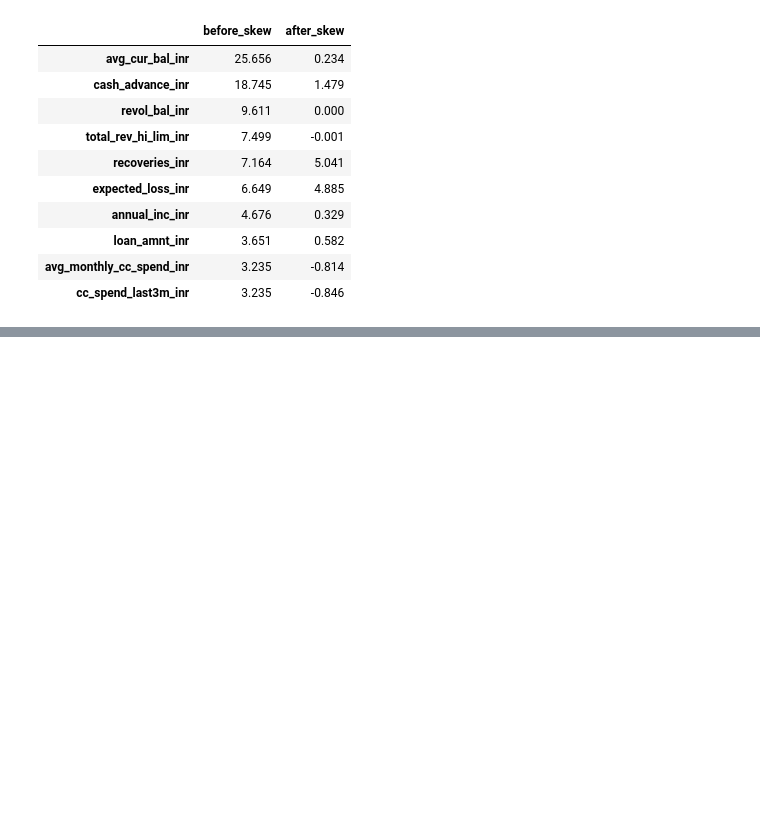
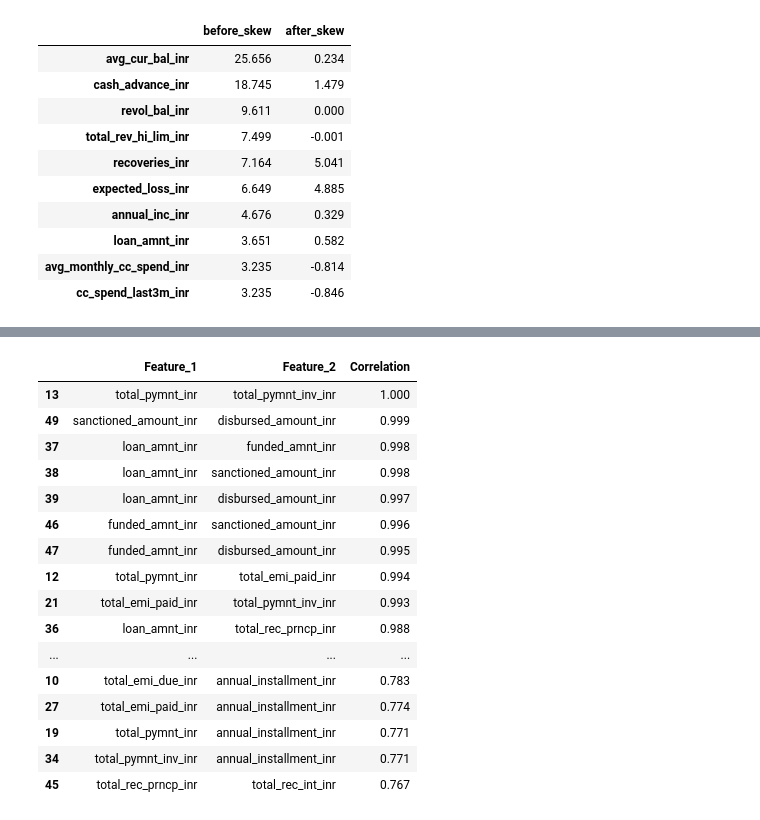
Before and after one commit to narendrajethi220/Credit-Risk-Analytics-NPA-Prediction, a Jupyter notebook: notebook/03_eda.ipynb, the cells around one changed output, grey strips where cells are left out. Saved outputs shown, nothing was run; the diff lists cells and outputs as text; code cells hidden in the pictures; blank space fills up the shorter version.

```diff
--- a/notebook/03_eda.ipynb
+++ b/notebook/03_eda.ipynb
@@ -272,0 +305,40 @@ comparison
+# %%
+corr_pairs=corr_matrix.abs()
+high_corr=[]
+for i in range(len(corr_pairs.columns)):
+    for j in range(i+1,len(corr_pairs.columns)):
+        corr_value=corr_pairs.iloc[i,j]
+        if corr_value>0.75:
+            high_corr.append([
+                corr_pairs.index[i],
+                corr_pairs.columns[j],
+                round(corr_value,3)
+            ])
+
+high_corr_df = pd.DataFrame(
+    high_corr,
+    columns=['Feature_1','Feature_2','Correlation']
+)
+
+high_corr_df.sort_values(
+    by='Correlation',
+    ascending=False
+)
+# %% [output]
+|  | Feature_1 | Feature_2 | Correlation |
+| 13 | total_pymnt_inr | total_pymnt_inv_inr | 1.000 |
+| 49 | sanctioned_amount_inr | disbursed_amount_inr | 0.999 |
+| 37 | loan_amnt_inr | funded_amnt_inr | 0.998 |
+| 38 | loan_amnt_inr | sanctioned_amount_inr | 0.998 |
+| 39 | loan_amnt_inr | disbursed_amount_inr | 0.997 |
+| 46 | funded_amnt_inr | sanctioned_amount_inr | 0.996 |
+| 47 | funded_amnt_inr | disbursed_amount_inr | 0.995 |
+| 12 | total_pymnt_inr | total_emi_paid_inr | 0.994 |
+| 21 | total_emi_paid_inr | total_pymnt_inv_inr | 0.993 |
+| 36 | loan_amnt_inr | total_rec_prncp_inr | 0.988 |
+| ... | ... | ... | ... |
+| 10 | total_emi_due_inr | annual_installment_inr | 0.783 |
+| 27 | total_emi_paid_inr | annual_installment_inr | 0.774 |
+| 19 | total_pymnt_inr | annual_installment_inr | 0.771 |
+| 34 | total_pymnt_inv_inr | annual_installment_inr | 0.771 |
+| 45 | total_rec_prncp_inr | total_rec_int_inr | 0.767 |
```
Also changed, not shown: parts of 5 cells of this notebook, 2 other files.
